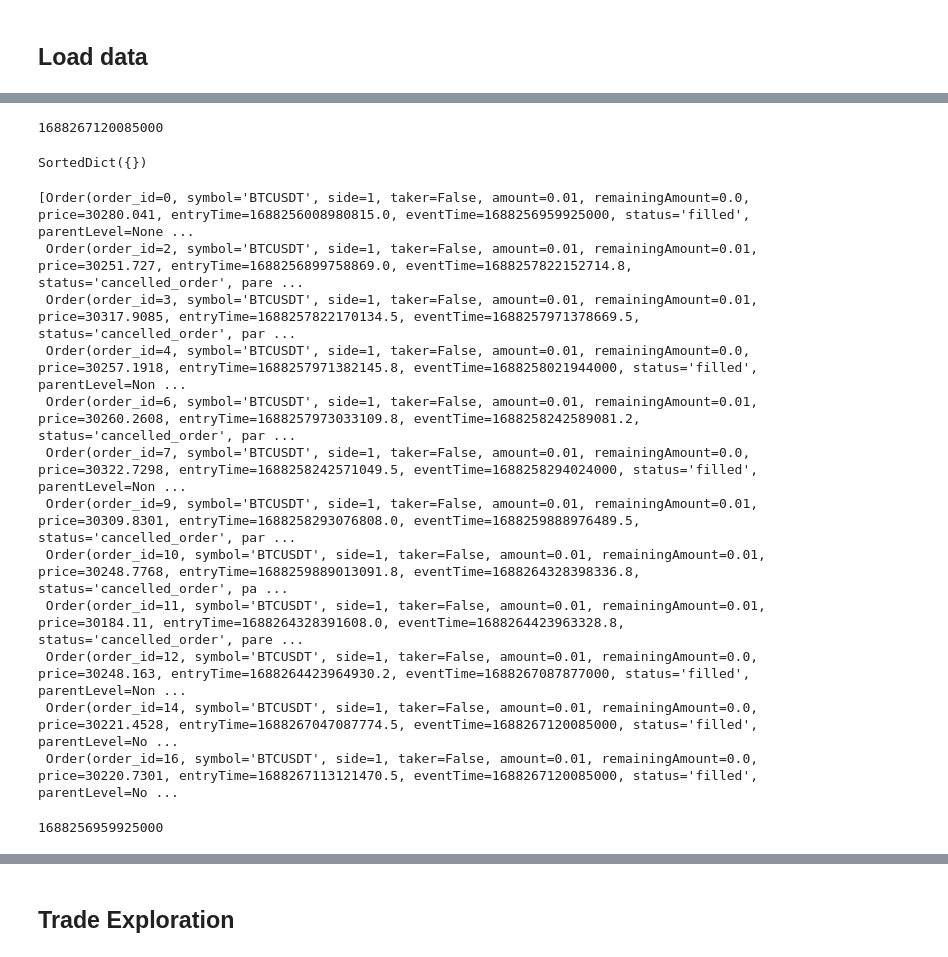
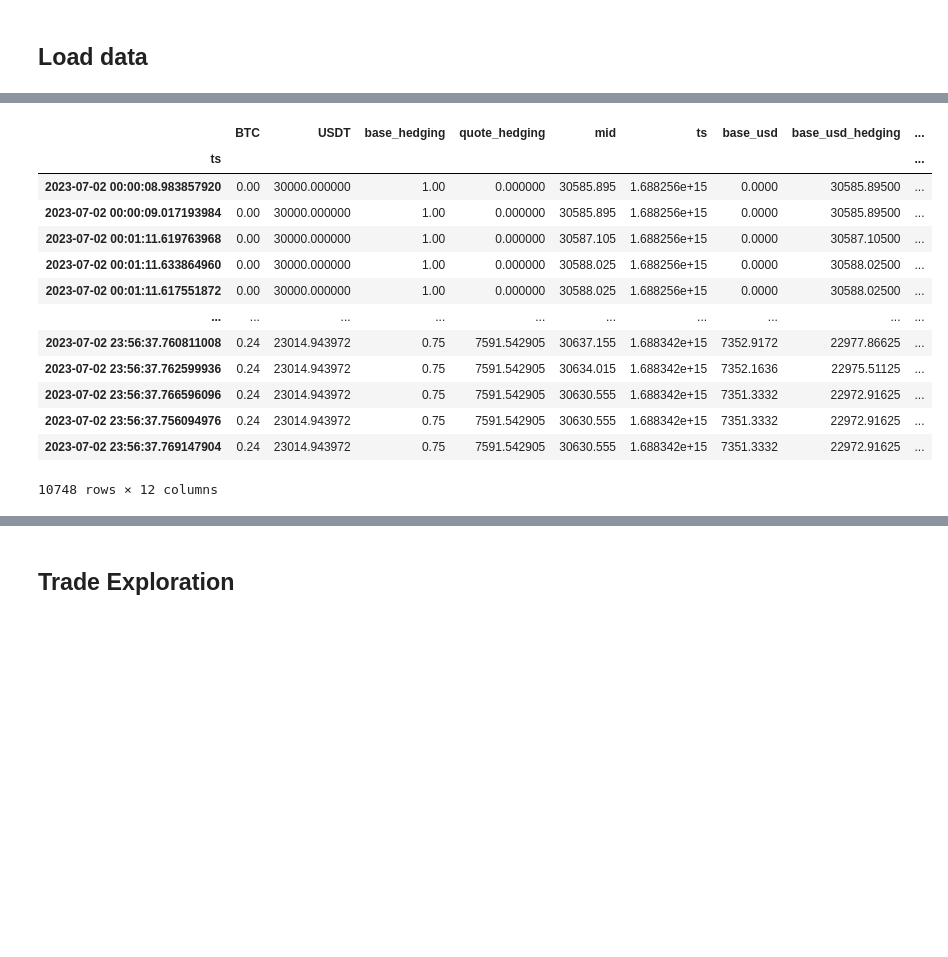
Before and after one commit to jaNGOB/pySimX, a Jupyter notebook: pySimX/examples/Cross Exchange Example.ipynb, the cells around one changed output, grey strips where cells are left out. Drawn from its saved outputs; the diff is of its cells as text; code cells hidden in the pictures; blank space fills up the shorter version.

```diff
--- a/pySimX/examples/Cross Exchange Example.ipynb
+++ b/pySimX/examples/Cross Exchange Example.ipynb
@@ -130,30 +130,3 @@ strategy.run_simulation()
-# %%
-strategy.last_buy_trade
-# %% [output]
-1688267120085000
-# %%
-origin.open_orders['BTCUSDT'][0]
-# %% [output]
-SortedDict({})
-# %%
-origin.orders
-# %% [output]
-[Order(order_id=0, symbol='BTCUSDT', side=1, taker=False, amount=0.01, remainingAmount=0.0, price=30280.041, entryTime=1688256008980815.0, eventTime=1688256959925000, status='filled', parentLevel=None ...
- Order(order_id=2, symbol='BTCUSDT', side=1, taker=False, amount=0.01, remainingAmount=0.01, price=30251.727, entryTime=1688256899758869.0, eventTime=1688257822152714.8, status='cancelled_order', pare ...
- Order(order_id=3, symbol='BTCUSDT', side=1, taker=False, amount=0.01, remainingAmount=0.01, price=30317.9085, entryTime=1688257822170134.5, eventTime=1688257971378669.5, status='cancelled_order', par ...
- Order(order_id=4, symbol='BTCUSDT', side=1, taker=False, amount=0.01, remainingAmount=0.0, price=30257.1918, entryTime=1688257971382145.8, eventTime=1688258021944000, status='filled', parentLevel=Non ...
- Order(order_id=6, symbol='BTCUSDT', side=1, taker=False, amount=0.01, remainingAmount=0.01, price=30260.2608, entryTime=1688257973033109.8, eventTime=1688258242589081.2, status='cancelled_order', par ...
- Order(order_id=7, symbol='BTCUSDT', side=1, taker=False, amount=0.01, remainingAmount=0.0, price=30322.7298, entryTime=1688258242571049.5, eventTime=1688258294024000, status='filled', parentLevel=Non ...
- Order(order_id=9, symbol='BTCUSDT', side=1, taker=False, amount=0.01, remainingAmount=0.01, price=30309.8301, entryTime=1688258293076808.0, eventTime=1688259888976489.5, status='cancelled_order', par ...
- Order(order_id=10, symbol='BTCUSDT', side=1, taker=False, amount=0.01, remainingAmount=0.01, price=30248.7768, entryTime=1688259889013091.8, eventTime=1688264328398336.8, status='cancelled_order', pa ...
- Order(order_id=11, symbol='BTCUSDT', side=1, taker=False, amount=0.01, remainingAmount=0.01, price=30184.11, entryTime=1688264328391608.0, eventTime=1688264423963328.8, status='cancelled_order', pare ...
- Order(order_id=12, symbol='BTCUSDT', side=1, taker=False, amount=0.01, remainingAmount=0.0, price=30248.163, entryTime=1688264423964930.2, eventTime=1688267087877000, status='filled', parentLevel=Non ...
- Order(order_id=14, symbol='BTCUSDT', side=1, taker=False, amount=0.01, remainingAmount=0.0, price=30221.4528, entryTime=1688267047087774.5, eventTime=1688267120085000, status='filled', parentLevel=No ...
- Order(order_id=16, symbol='BTCUSDT', side=1, taker=False, amount=0.01, remainingAmount=0.0, price=30220.7301, entryTime=1688267113121470.5, eventTime=1688267120085000, status='filled', parentLevel=No ...
-# %%
-origin.orders[0].eventTime
-# %% [output]
-1688256959925000
 # %%
 bal = pd.DataFrame(strategy.balances)
 bal.index = pd.to_datetime(bal.ts, unit='us')
@@ -165,6 +138,23 @@ bal['combined_hedging'] = bal.quote_hedging + bal.base_usd_hedging
 
 bal['bh_base'] = 0.3
 bal['bh_quote'] = 10_000
+# %%
+bal
+# %% [output]
+|  | BTC | USDT | base_hedging | quote_hedging | mid | ts | base_usd | base_usd_hedging | ... |
+| ts |  |  |  |  |  |  |  |  | ... |
+| 2023-07-02 00:00:08.983857920 | 0.00 | 30000.000000 | 1.00 | 0.000000 | 30585.895 | 1.688256e+15 | 0.0000 | 30585.89500 | ... |
+| 2023-07-02 00:00:09.017193984 | 0.00 | 30000.000000 | 1.00 | 0.000000 | 30585.895 | 1.688256e+15 | 0.0000 | 30585.89500 | ... |
+| 2023-07-02 00:01:11.619763968 | 0.00 | 30000.000000 | 1.00 | 0.000000 | 30587.105 | 1.688256e+15 | 0.0000 | 30587.10500 | ... |
+| 2023-07-02 00:01:11.633864960 | 0.00 | 30000.000000 | 1.00 | 0.000000 | 30588.025 | 1.688256e+15 | 0.0000 | 30588.02500 | ... |
+| 2023-07-02 00:01:11.617551872 | 0.00 | 30000.000000 | 1.00 | 0.000000 | 30588.025 | 1.688256e+15 | 0.0000 | 30588.02500 | ... |
+| ... | ... | ... | ... | ... | ... | ... | ... | ... | ... |
+| 2023-07-02 23:56:37.760811008 | 0.24 | 23014.943972 | 0.75 | 7591.542905 | 30637.155 | 1.688342e+15 | 7352.9172 | 22977.86625 | ... |
+| 2023-07-02 23:56:37.762599936 | 0.24 | 23014.943972 | 0.75 | 7591.542905 | 30634.015 | 1.688342e+15 | 7352.1636 | 22975.51125 | ... |
+| 2023-07-02 23:56:37.766596096 | 0.24 | 23014.943972 | 0.75 | 7591.542905 | 30630.555 | 1.688342e+15 | 7351.3332 | 22972.91625 | ... |
+| 2023-07-02 23:56:37.756094976 | 0.24 | 23014.943972 | 0.75 | 7591.542905 | 30630.555 | 1.688342e+15 | 7351.3332 | 22972.91625 | ... |
+| 2023-07-02 23:56:37.769147904 | 0.24 | 23014.943972 | 0.75 | 7591.542905 | 30630.555 | 1.688342e+15 | 7351.3332 | 22972.91625 | ... |
+10748 rows × 12 columns
 # %%
 fig, ax = plt.subplots(figsize=(15,7), facecolor='white')
 
```
Also changed, not shown: parts of 7 cells of this notebook, 1 other file.
